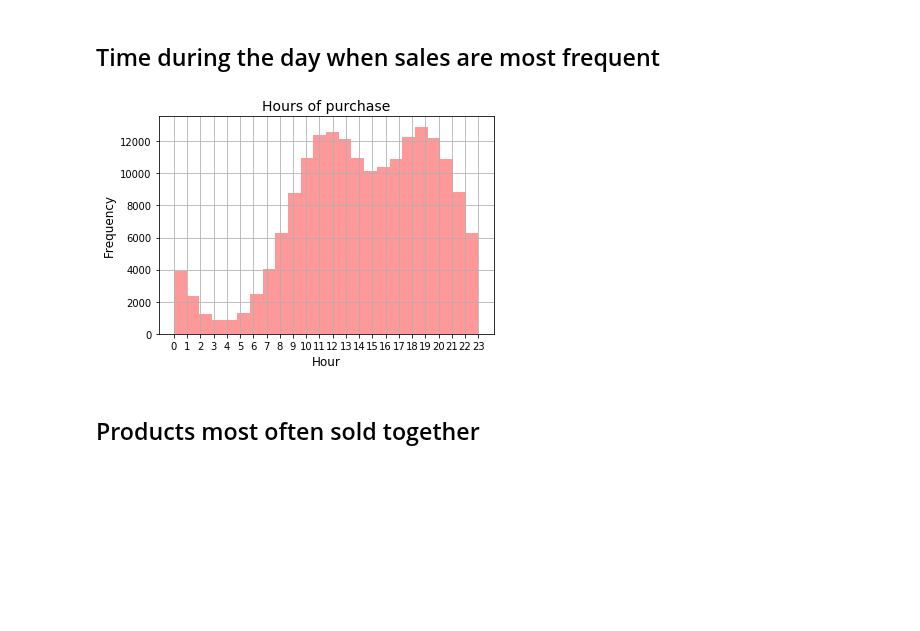
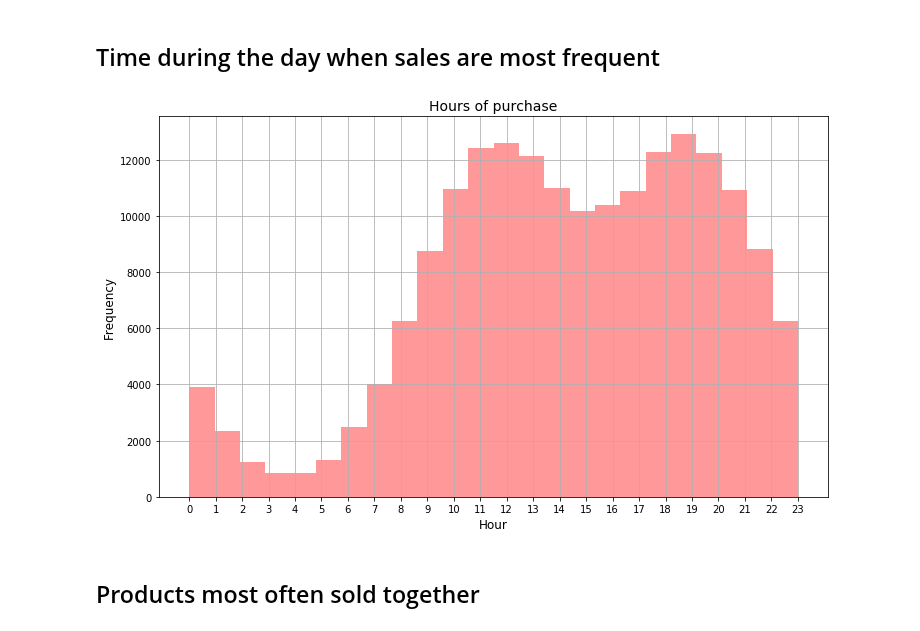
Before and after one commit to Bartosz-Lewandowski/Sales-Analysis, a Jupyter notebook: Code_source.ipynb, the cells around one changed output. Drawn from its saved outputs; the diff is of its cells as text; code cells hidden in the pictures; blank space fills up the shorter version.

Commit message:
Add save results and plots

```diff
--- a/Code_source.ipynb
+++ b/Code_source.ipynb
@@ -189,15 +179,18 @@ plt.show()
 # %%
 df['Order_Date'] = pd.to_datetime(df['Order_Date'])
 # %%
+fig, ax = plt.subplots(figsize=(12,7))
 sns.distplot(df.Order_Date.dt.hour, kde=False, color='red', bins=24)
 plt.xticks(range(24))
 plt.title('Hours of purchase', fontsize=14)
 plt.xlabel('Hour', fontsize=12)
 plt.ylabel('Frequency', fontsize=12)
 plt.grid()
+
+plt.savefig('plots/stores_traffic')
 plt.show()
 # %% [output]
-[figure, old version]
+[figure, new version]
 # %% [markdown]
 ## Products most often sold together
 # %%
```
Also changed, not shown: parts of 7 cells of this notebook.
